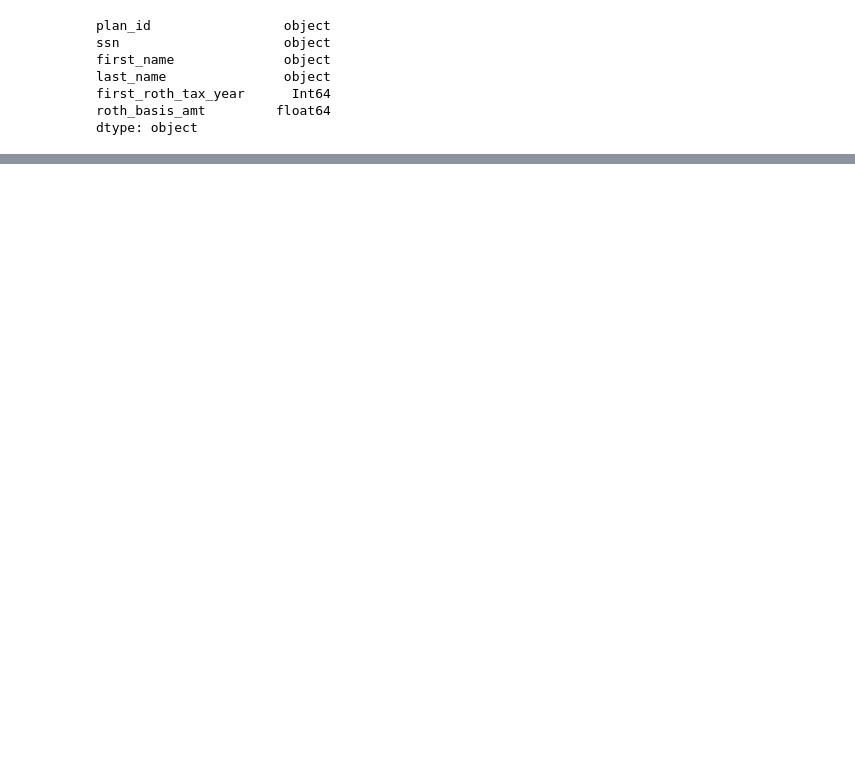
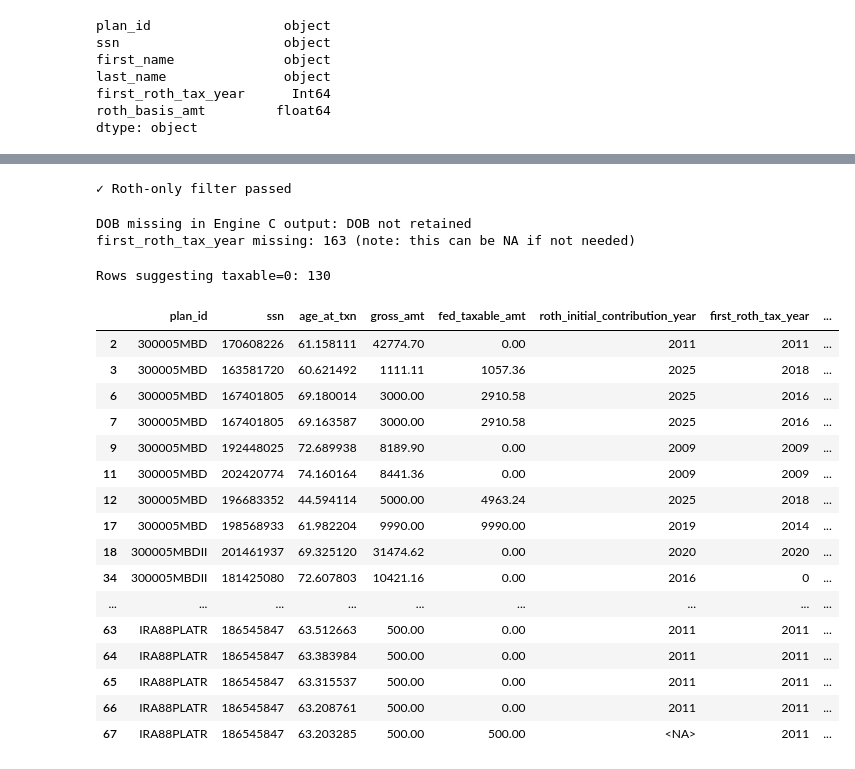
Before and after one commit to manuel-reyes-ml/1099_reconciliation_pipeline, a Jupyter notebook: notebooks/05_match_roth_basis_analysis.ipynb, the cells around one changed output, grey strips where cells are left out. Saved outputs shown, nothing was run; the diff lists cells and outputs as text; code cells hidden in the pictures; blank space fills up the shorter version.

Commit message:
Notebook: implement tests to Roth basis analysis engine

```diff
--- a/notebooks/05_match_roth_basis_analysis.ipynb
+++ b/notebooks/05_match_roth_basis_analysis.ipynb
@@ -14,26 +14,41 @@ print(project_root)
 # %% [output]
 /Users/manuelreyes/Desktop/dev/1099_reconciliation_pipeline
 # %%
+# Cell 2 — Imports, Load & clean inputs (real paths)
+
 from src import load_data
 from src.clean_matrix import clean_matrix
 from src.clean_relius_roth_basis import clean_relius_roth_basis
 from src.build_correction_file import build_correction_dataframe, write_correction_file
 
+from src.age_taxcode_analysis import clean_relius_demo
+
 from src.config import RAW_DATA_DIR
 
+matrix_path = RAW_DATA_DIR / "real_all_matrix_2025.xlsx"
 relius_roth_basis_path = RAW_DATA_DIR / "real_roth_basis_relius_2025.xlsx"
-matrix_path = RAW_DATA_DIR / "real_all_matrix_2025.xlsx"
+relius_demo_path = RAW_DATA_DIR / "real_demo_relius_2025.xlsx"
+
 
 # Load  and clean Matrix raw data
 matrix_raw = load_data.load_matrix_excel(path=matrix_path, use_sample_if_none=False)
 matrix_clean = clean_matrix(matrix_raw)
 
-# Load  and clean Relius raw data
+# Load  and clean Relius Roth Basis raw data
 relius_roth_basis_raw = load_data.load_relius_roth_basis_excel(path=relius_roth_basis_path, use_sample_if_none=False, sheet_name="Sheet5")
 relius_roth_basis_clean = clean_relius_roth_basis(relius_roth_basis_raw)
+
+# Load and clean Relius Demo raw data
+relius_demo_clean = clean_relius_demo(relius_demo_path)   # currently one function to load and clean Relius raw Excel file
 
 
 #.shape is an attribute of pandas DataFrames that returns a tuple of
 # (number of rows, number of columns) - e.g. (1000, 15)
-relius_roth_basis_clean.shape
+print("matrix_raw DataFrame:    ", matrix_raw.shape)
+print("matrix_clean DataFrame:  ", matrix_clean.shape)
+print("\n")
+print("relius_roth_basis_raw:   ", relius_roth_basis_raw.shape)
+print("relius_roth_basis_clean: ", relius_roth_basis_clean.shape)
+print("\n")
+print("relius_demo_clean:       ", relius_demo_clean.shape)
 # %% [output]
@@ -74,0 +126,14 @@ dtype: object
+# %%
+# Cell 6 — Run Roth Basis Taxable Analysis Engine
+
+from src.roth_taxable_analysis import run_roth_taxable_analysis
+
+
+relius_roth_basis = run_roth_taxable_analysis(
+    matrix_clean,
+    relius_demo_clean,
+    relius_roth_basis_clean
+)
+
+print("relius_roth_basis_df:", relius_roth_basis.shape)
+relius_roth_basis.head(10)
@@ -74,0 +169,45 @@ dtype: object
+# %%
+# Cell 8 — Filter validation (Roth-only + inherited excluded)
+
+# Roth plan check based on plan_id rules:
+is_roth = relius_roth_basis["plan_id"].astype(str).str.startswith("300005") | relius_roth_basis["plan_id"].astype(str).str.endswith("R")
+assert is_roth.all(), "Found non-Roth plan_id rows in Engine C output."
+
+print("✓ Roth-only filter passed")
+# %% [output]
+✓ Roth-only filter passed
+# %%
+# Cell 9 — Join coverage diagnostics (DOB + basis availability)
+
+import pandas as pd
+
+print("DOB missing in Engine C output:", relius_roth_basis.get("dob", pd.Series(dtype=object)).isna().sum() if "dob" in relius_roth_basis.columns else "DOB not retained")
+print("first_roth_tax_year missing:", relius_roth_basis["suggested_first_roth_tax_year"].isna().sum(), "(note: this can be NA if not needed)")
+# %% [output]
+DOB missing in Engine C output: DOB not retained
+first_roth_tax_year missing: 163 (note: this can be NA if not needed)
+# %%
+# Cell 10 — Validate “basis coverage” rule is actually triggering
+
+zero_taxable = relius_roth_basis[relius_roth_basis["suggested_taxable_amt"].fillna(pd.NA).eq(0.0)]
+print("Rows suggesting taxable=0:", len(zero_taxable))
+zero_taxable[["plan_id","ssn","age_at_txn","gross_amt","fed_taxable_amt","roth_initial_contribution_year","first_roth_tax_year", "roth_basis_amt","suggested_first_roth_tax_year","suggested_taxable_amt","correction_reason","match_status","action"]].head(25)
+# %% [output]
+Rows suggesting taxable=0: 130
+|  | plan_id | ssn | age_at_txn | gross_amt | fed_taxable_amt | roth_initial_contribution_year | first_roth_tax_year | ... |
+| 2 | 300005MBD | 170608226 | 61.158111 | 42774.70 | 0.00 | 2011 | 2011 | ... |
+| 3 | 300005MBD | 163581720 | 60.621492 | 1111.11 | 1057.36 | 2025 | 2018 | ... |
+| 6 | 300005MBD | 167401805 | 69.180014 | 3000.00 | 2910.58 | 2025 | 2016 | ... |
+| 7 | 300005MBD | 167401805 | 69.163587 | 3000.00 | 2910.58 | 2025 | 2016 | ... |
+| 9 | 300005MBD | 192448025 | 72.689938 | 8189.90 | 0.00 | 2009 | 2009 | ... |
+| 11 | 300005MBD | 202420774 | 74.160164 | 8441.36 | 0.00 | 2009 | 2009 | ... |
+| 12 | 300005MBD | 196683352 | 44.594114 | 5000.00 | 4963.24 | 2025 | 2018 | ... |
+| 17 | 300005MBD | 198568933 | 61.982204 | 9990.00 | 9990.00 | 2019 | 2014 | ... |
+| 18 | 300005MBDII | 201461937 | 69.325120 | 31474.62 | 0.00 | 2020 | 2020 | ... |
+| 34 | 300005MBDII | 181425080 | 72.607803 | 10421.16 | 0.00 | 2016 | 0 | ... |
+| ... | ... | ... | ... | ... | ... | ... | ... | ... |
+| 63 | IRA88PLATR | 186545847 | 63.512663 | 500.00 | 0.00 | 2011 | 2011 | ... |
+| 64 | IRA88PLATR | 186545847 | 63.383984 | 500.00 | 0.00 | 2011 | 2011 | ... |
+| 65 | IRA88PLATR | 186545847 | 63.315537 | 500.00 | 0.00 | 2011 | 2011 | ... |
+| 66 | IRA88PLATR | 186545847 | 63.208761 | 500.00 | 0.00 | 2011 | 2011 | ... |
+| 67 | IRA88PLATR | 186545847 | 63.203285 | 500.00 | 500.00 | <NA> | 2011 | ... |
```
Also changed, not shown: parts of 9 cells of this notebook.
